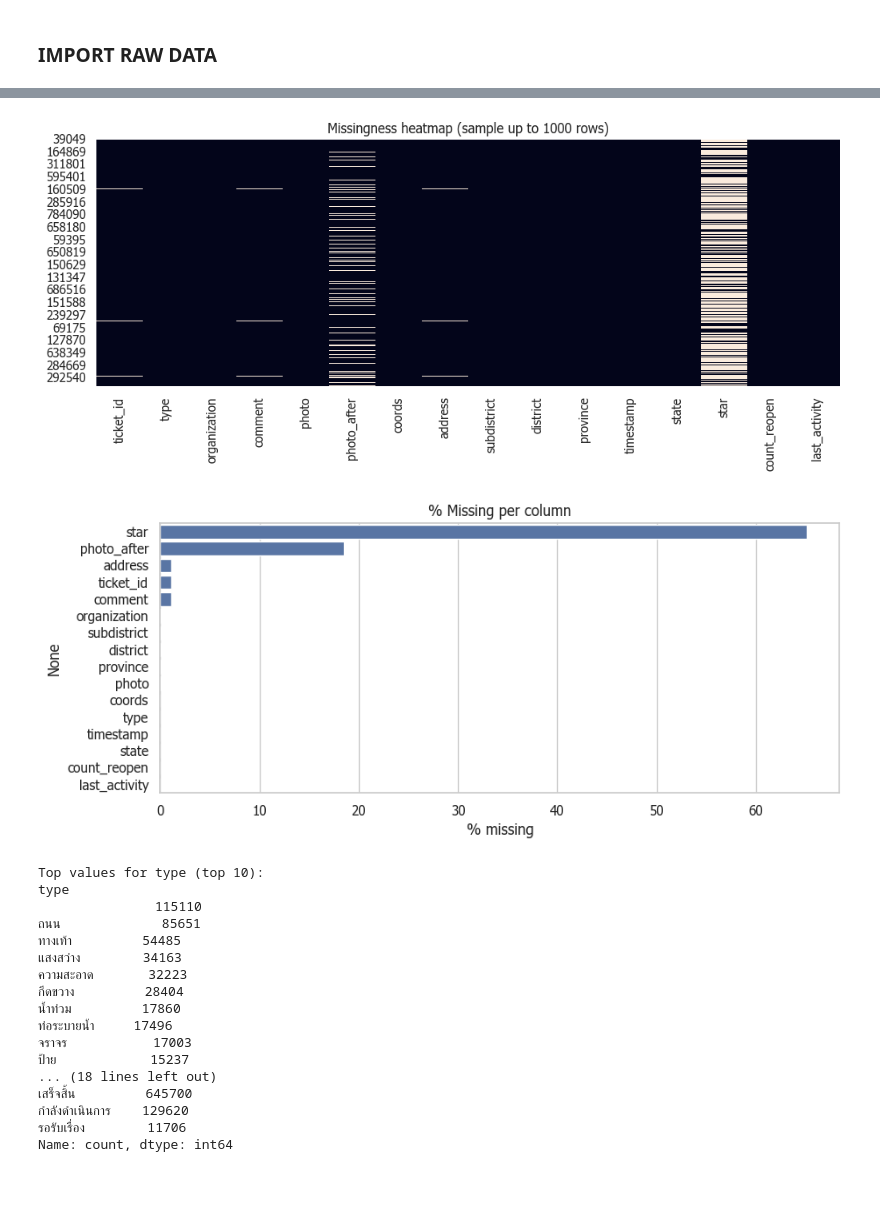
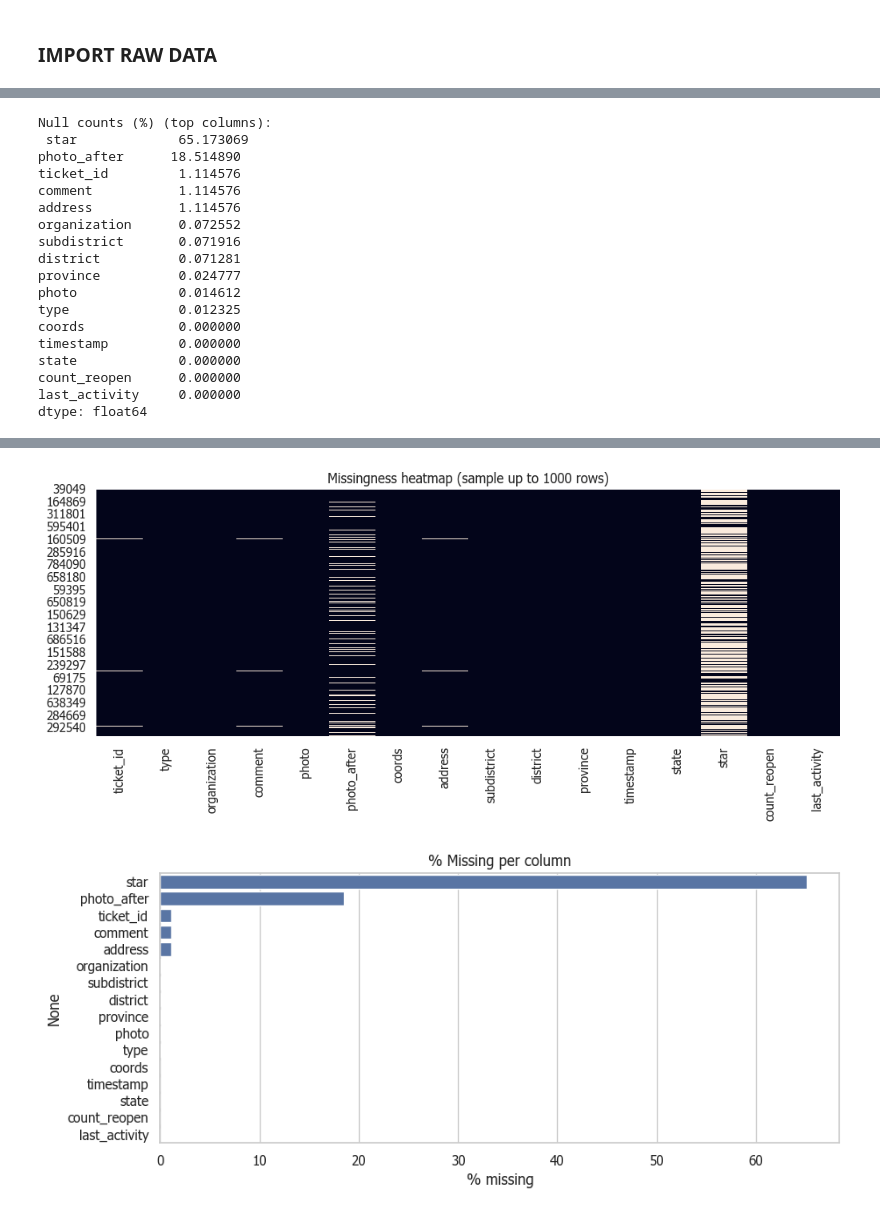
Before and after one commit to NlNJ4/DataScienceProject, a Jupyter notebook: notebooks/cleaning/1_data_cleaning.ipynb, the cells around one changed output, grey strips where cells are left out. Cells and saved outputs as stored; diff of their text form; code cells hidden in the pictures; blank space fills up the shorter version.

Commit message:
new data clean

```diff
--- a/notebooks/cleaning/1_data_cleaning.ipynb
+++ b/notebooks/cleaning/1_data_cleaning.ipynb
@@ -15,7 +28,7 @@ sns.set(style="whitegrid")
 # %% [markdown]
 ### IMPORT RAW DATA
 # %%
-csv_path = "../data/raw/bangkok_traffy.csv"
+csv_path = "../../data/raw/bangkok_traffy.csv"
 df = pd.read_csv(csv_path, parse_dates=["timestamp", "last_activity"], low_memory=False)
 print("Loaded df shape:", df.shape)
 df.head(5)
@@ -27,6 +40,3 @@ Loaded df shape: (787026, 16)
 | 2 | 2021-7XATFA | {สะพาน} | เขตสาทร | สะพานลอยปรับปรุงไม่เสร็จตามกำหนด\... | https://storage.googleapis.com/tr... | NaN | 100.52649,13.72060 | 191/1 ถนน สาทรเหนือ แขวง สีลม เขต... | ยานนาวา | ... |
 | 3 | 2021-9U2NJT | {น้ำท่วม} | เขตบางซื่อ,ฝ่ายโยธา เขตบางซื่อ | น้ำท่วม | https://storage.googleapis.com/tr... | https://storage.googleapis.com/tr... | 100.53099,13.81853 | 12/14 ถนน กรุงเทพ- นนทบุรี แขวง บ... | NaN | ... |
 | 4 | 2021-DVEWYM | {น้ำท่วม,ถนน} | เขตลาดพร้าว,ฝ่ายโยธา เขตลาดพร้าว | ซอยลาดพร้าววังหิน 75 ถนนลาดพร้าวว... | https://storage.googleapis.com/tr... | NaN | 100.59165,13.82280 | 702 ถ. ลาดพร้าววังหิน แขวงลาดพร้า... | ลาดพร้าว | ... |
-# %%
-df['type'] = df['type'].astype(str).str.replace(r'[{}]', '', regex=True)
-df.sample(5)
@@ -77,35 +67,35 @@ Setting default matplotlib font to: Tahoma
+# %%
+print("\nNull counts (%) (top columns):\n", (df.isnull().mean().sort_values(ascending=False))*100)
+# %% [output]
+Null counts (%) (top columns):
+ star             65.173069
+photo_after      18.514890
+ticket_id         1.114576
+comment           1.114576
+address           1.114576
+organization      0.072552
+subdistrict       0.071916
+district          0.071281
+province          0.024777
+photo             0.014612
+type              0.012325
+coords            0.000000
+timestamp         0.000000
+state             0.000000
+count_reopen      0.000000
+last_activity     0.000000
+dtype: float64
 # %%
-# Quick summary & missingness checks
-
-print("Columns and dtypes:\n", df.dtypes)
-print("\nNull counts (top columns):\n", df.isnull().sum().sort_values(ascending=False).head(20))
-print("\nPercent null for all columns:\n", (df.isnull().mean()*100).round(2).sort_values(ascending=False))
-
-# Keep some easy summary stats
-print('\nBasic numeric describe:')
-print(df.describe(include=[np.number]).T)
-
-print('\nValue counts (type; top 10)')
-print(df['type'].value_counts().head(10))
-
-# Missingness heatmap for column-level overview (row sampling to avoid huge heatmap)
-sample = df.sample(min(len(df), 1000), random_state=2)  # plot a sample for visibility
+sample = df.sample(min(len(df), 1000), random_state=2)
 plt.figure(figsize=(12,4))
 sns.heatmap(sample.isnull(), cbar=False)
 plt.title('Missingness heatmap (sample up to 1000 rows)')
 plt.show()
 
-# Show percent missing barplot
 plt.figure(figsize=(10,4))
 null_perc = (df.isnull().mean()*100).sort_values(ascending=False)
 sns.barplot(x=null_perc.values, y=null_perc.index)
 plt.xlabel('% missing')
 plt.title('% Missing per column')
 plt.show()
-
-# Add a quick top-level counts table for some categorical fields
-cats = ['type','district','state']
-for c in cats:
-    print(f"\nTop values for {c} (top 10):")
-    print(df[c].value_counts().head(10))
 # %% [output]
@@ -129,19 +102,2 @@ Name: count, dtype: int64
 [figure]
-[figure, old version]
+[figure, new version]
-Top values for type (top 10):
-type
-               115110
-ถนน             85651
-ทางเท้า         54485
-แสงสว่าง        34163
-ความสะอาด       32223
-กีดขวาง         28404
-น้ำท่วม         17860
-ท่อระบายน้ำ     17496
-จราจร           17003
-ป้าย            15237
-... (18 lines left out)
-เสร็จสิ้น         645700
-กำลังดำเนินการ    129620
-รอรับเรื่อง        11706
-Name: count, dtype: int64
```
Also changed, not shown: parts of 46 cells of this notebook.
